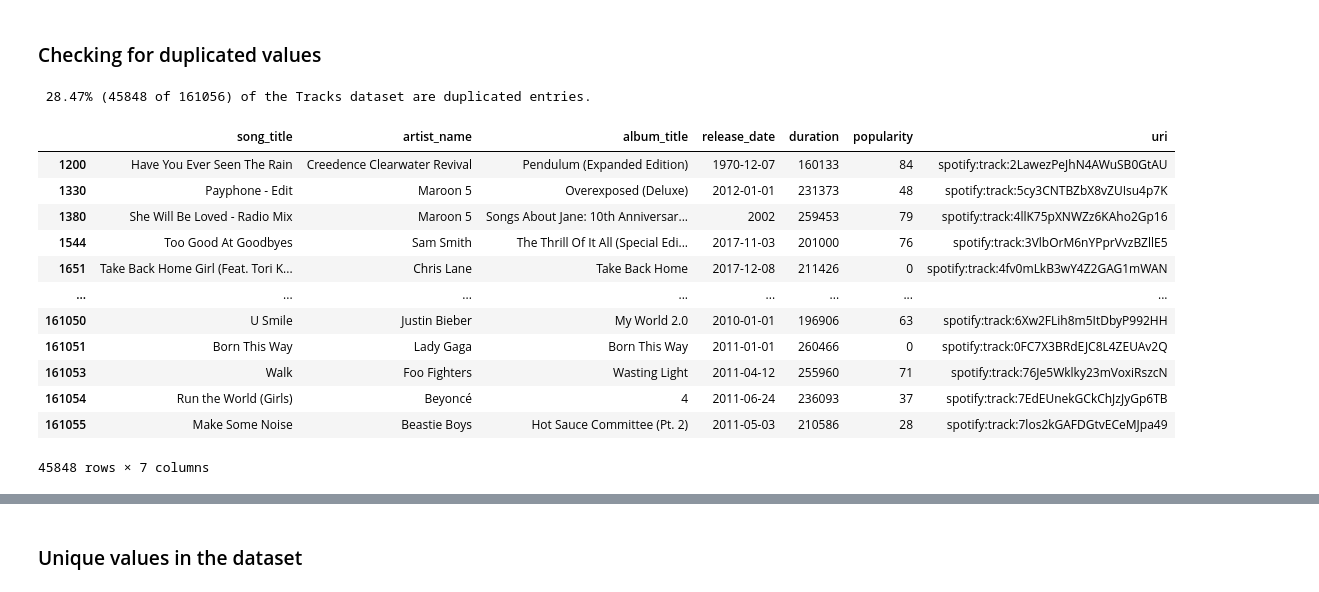
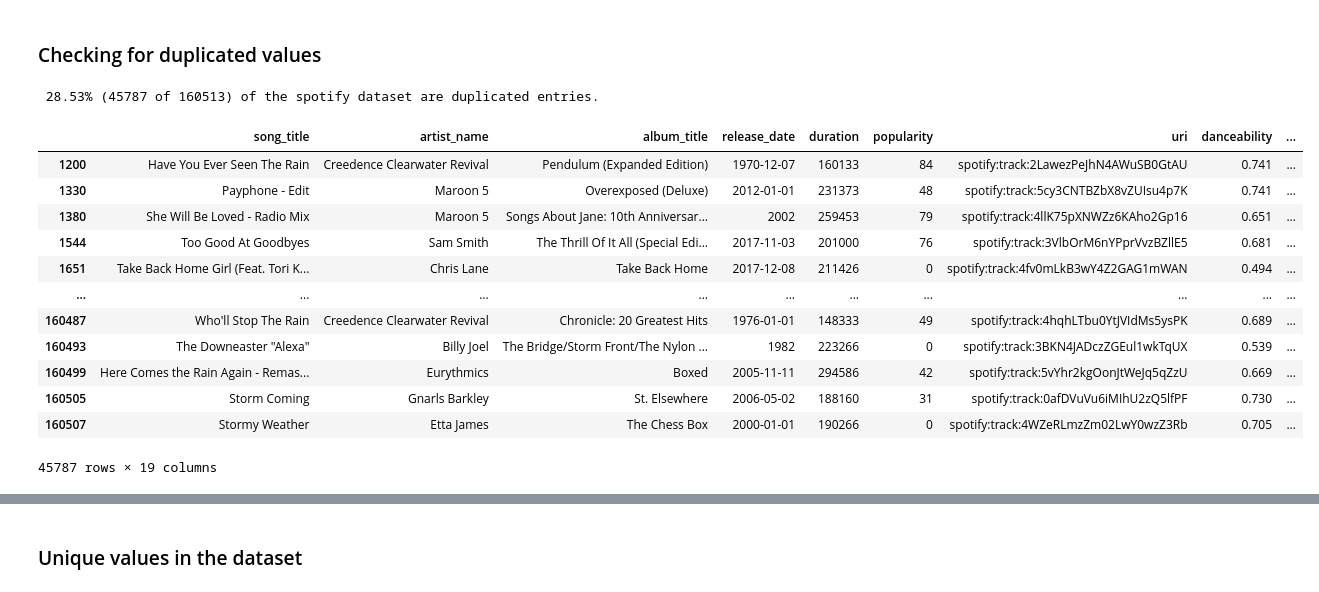
Before and after one commit to dapniii/DATA102-Spotify-Recommendation-System, a Jupyter notebook: main_project.ipynb, the cells around one changed output, grey strips where cells are left out. Saved outputs shown, nothing was run; the diff lists cells and outputs as text; code cells hidden in the pictures.

```diff
--- a/main_project.ipynb
+++ b/main_project.ipynb
@@ -50,0 +63,9 @@ audio_features_df.sample(10)
+# %%
+#  joining the two datasets with SQL inner join-like mechanism
+spotify_df = tracks_df.join(audio_features_df, how="inner",rsuffix="_duplicate")
+
+#  dropping the duplicated key column
+spotify_df = spotify_df.drop(columns="uri_duplicate")
+
+display(spotify_df.sample(5))
+print(f"Current total entries: {spotify_df.shape[0]} from {tracks_df.shape[0]} (tracks)")
@@ -133,26 +159,26 @@ msno.matrix(audio_features_df, figsize=(10,5))
 # %%
 #  checking if there are duplicated entries
 #  using URI column since it contains unique values
-tracks_duplicated = tracks_df.duplicated(subset=["uri"])
-tracks_duplicated_num = tracks_duplicated.sum()
-tracks_total = tracks_df.shape[0]
-tracks_duplicated_percent = (tracks_duplicated_num / tracks_total) * 100
-print(f"{tracks_duplicated_percent: .2f}% ({tracks_duplicated_num} of {tracks_total}) of the Tracks dataset are duplicated entries.")
+spotify_duplicated = spotify_df.duplicated(subset=["uri"])
+spotify_duplicated_num = spotify_duplicated.sum()
+spotify_total = spotify_df.shape[0]
+spotify_duplicated_percent = (spotify_duplicated_num / spotify_total) * 100
+print(f"{spotify_duplicated_percent: .2f}% ({spotify_duplicated_num} of {spotify_total}) of the spotify dataset are duplicated entries.")
 
 #  display duplicated entries
-tracks_df[tracks_duplicated]
+spotify_df[spotify_duplicated]
 # %% [output]
- 28.47% (45848 of 161056) of the Tracks dataset are duplicated entries.
+ 28.53% (45787 of 160513) of the spotify dataset are duplicated entries.
-|  | song_title | artist_name | album_title | release_date | duration | popularity | uri |
-| 1200 | Have You Ever Seen The Rain | Creedence Clearwater Revival | Pendulum (Expanded Edition) | 1970-12-07 | 160133 | 84 | spotify:track:2LawezPeJhN4AWuSB0GtAU |
-| 1330 | Payphone - Edit | Maroon 5 | Overexposed (Deluxe) | 2012-01-01 | 231373 | 48 | spotify:track:5cy3CNTBZbX8vZUIsu4p7K |
-| 1380 | She Will Be Loved - Radio Mix | Maroon 5 | Songs About Jane: 10th Anniversar... | 2002 | 259453 | 79 | spotify:track:4llK75pXNWZz6KAho2Gp16 |
-| 1544 | Too Good At Goodbyes | Sam Smith | The Thrill Of It All (Special Edi... | 2017-11-03 | 201000 | 76 | spotify:track:3VlbOrM6nYPprVvzBZllE5 |
-| 1651 | Take Back Home Girl (Feat. Tori K... | Chris Lane | Take Back Home | 2017-12-08 | 211426 | 0 | spotify:track:4fv0mLkB3wY4Z2GAG1mWAN |
-| ... | ... | ... | ... | ... | ... | ... | ... |
-| 161050 | U Smile | Justin Bieber | My World 2.0 | 2010-01-01 | 196906 | 63 | spotify:track:6Xw2FLih8m5ItDbyP992HH |
-| 161051 | Born This Way | Lady Gaga | Born This Way | 2011-01-01 | 260466 | 0 | spotify:track:0FC7X3BRdEJC8L4ZEUAv2Q |
-| 161053 | Walk | Foo Fighters | Wasting Light | 2011-04-12 | 255960 | 71 | spotify:track:76Je5Wklky23mVoxiRszcN |
-| 161054 | Run the World (Girls) | Beyoncé | 4 | 2011-06-24 | 236093 | 37 | spotify:track:7EdEUnekGCkChJzJyGp6TB |
-| 161055 | Make Some Noise | Beastie Boys | Hot Sauce Committee (Pt. 2) | 2011-05-03 | 210586 | 28 | spotify:track:7los2kGAFDGtvECeMJpa49 |
+|  | song_title | artist_name | album_title | release_date | duration | popularity | uri | danceability | ... |
+| 1200 | Have You Ever Seen The Rain | Creedence Clearwater Revival | Pendulum (Expanded Edition) | 1970-12-07 | 160133 | 84 | spotify:track:2LawezPeJhN4AWuSB0GtAU | 0.741 | ... |
+| 1330 | Payphone - Edit | Maroon 5 | Overexposed (Deluxe) | 2012-01-01 | 231373 | 48 | spotify:track:5cy3CNTBZbX8vZUIsu4p7K | 0.741 | ... |
+| 1380 | She Will Be Loved - Radio Mix | Maroon 5 | Songs About Jane: 10th Anniversar... | 2002 | 259453 | 79 | spotify:track:4llK75pXNWZz6KAho2Gp16 | 0.651 | ... |
+| 1544 | Too Good At Goodbyes | Sam Smith | The Thrill Of It All (Special Edi... | 2017-11-03 | 201000 | 76 | spotify:track:3VlbOrM6nYPprVvzBZllE5 | 0.681 | ... |
+| 1651 | Take Back Home Girl (Feat. Tori K... | Chris Lane | Take Back Home | 2017-12-08 | 211426 | 0 | spotify:track:4fv0mLkB3wY4Z2GAG1mWAN | 0.494 | ... |
+| ... | ... | ... | ... | ... | ... | ... | ... | ... | ... |
+| 160487 | Who'll Stop The Rain | Creedence Clearwater Revival | Chronicle: 20 Greatest Hits | 1976-01-01 | 148333 | 49 | spotify:track:4hqhLTbu0YtJVIdMs5ysPK | 0.689 | ... |
+| 160493 | The Downeaster "Alexa" | Billy Joel | The Bridge/Storm Front/The Nylon ... | 1982 | 223266 | 0 | spotify:track:3BKN4JADczZGEul1wkTqUX | 0.539 | ... |
+| 160499 | Here Comes the Rain Again - Remas... | Eurythmics | Boxed | 2005-11-11 | 294586 | 42 | spotify:track:5vYhr2kgOonJtWeJq5qZzU | 0.669 | ... |
+| 160505 | Storm Coming | Gnarls Barkley | St. Elsewhere | 2006-05-02 | 188160 | 31 | spotify:track:0afDVuVu6iMIhU2zQ5lfPF | 0.730 | ... |
+| 160507 | Stormy Weather | Etta James | The Chess Box | 2000-01-01 | 190266 | 0 | spotify:track:4WZeRLmzZm02LwY0wzZ3Rb | 0.705 | ... |
-45848 rows × 7 columns
+45787 rows × 19 columns
```
Also changed, not shown: parts of 45 cells of this notebook.
